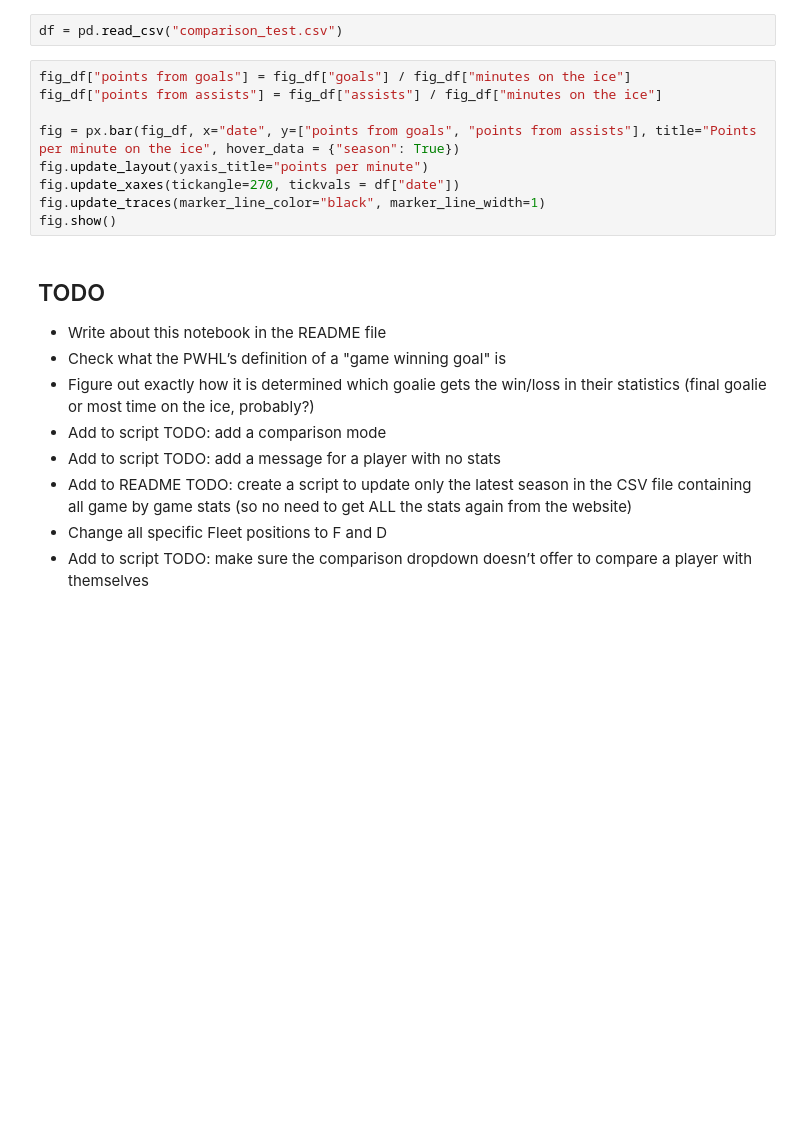
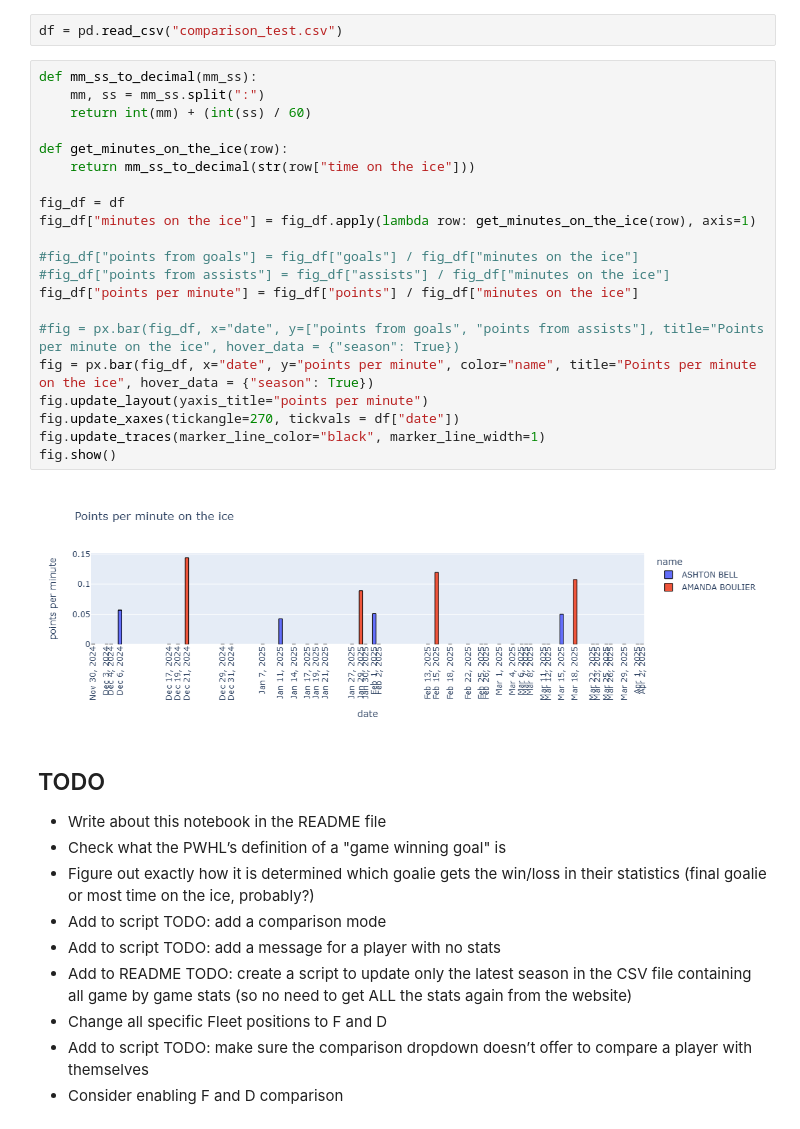
Before and after one commit to AGasconAfriat/pwhl_data-analysis, a Jupyter notebook: detailed-stats.ipynb, the cells around one changed output. Cells and saved outputs as stored; diff of their text form; blank space fills up the shorter version.

```diff
--- a/detailed-stats.ipynb
+++ b/detailed-stats.ipynb
@@ -557,14 +557,28 @@ Let’s start by seeing how a comparative chart could look like.
 # %%
 df = pd.read_csv("comparison_test.csv")
 # %%
-fig_df["points from goals"] = fig_df["goals"] / fig_df["minutes on the ice"]
-fig_df["points from assists"] = fig_df["assists"] / fig_df["minutes on the ice"]
+def mm_ss_to_decimal(mm_ss):
+    mm, ss = mm_ss.split(":")
+    return int(mm) + (int(ss) / 60)
 
-fig = px.bar(fig_df, x="date", y=["points from goals", "points from assists"], title="Points per minute on the ice", hover_data = {"season": True})
+def get_minutes_on_the_ice(row):
+    return mm_ss_to_decimal(str(row["time on the ice"]))
+
+fig_df = df
+fig_df["minutes on the ice"] = fig_df.apply(lambda row: get_minutes_on_the_ice(row), axis=1)
+
+#fig_df["points from goals"] = fig_df["goals"] / fig_df["minutes on the ice"]
+#fig_df["points from assists"] = fig_df["assists"] / fig_df["minutes on the ice"]
+fig_df["points per minute"] = fig_df["points"] / fig_df["minutes on the ice"]
+
+#fig = px.bar(fig_df, x="date", y=["points from goals", "points from assists"], title="Points per minute on the ice", hover_data = {"season": True})
+fig = px.bar(fig_df, x="date", y="points per minute", color="name", title="Points per minute on the ice", hover_data = {"season": True})
 fig.update_layout(yaxis_title="points per minute")
 fig.update_xaxes(tickangle=270, tickvals = df["date"])
 fig.update_traces(marker_line_color="black", marker_line_width=1)
 fig.show()
+# %% [output]
+[figure, added]
 # %% [markdown]
 ## TODO
 
@@ -576,3 +590,4 @@ fig.show()
 - Add to README TODO: create a script to update only the latest season in the CSV file containing all game by game stats (so no need to get ALL the stats again from the website)
 - Change all specific Fleet positions to F and D
 - Add to script TODO: make sure the comparison dropdown doesn’t offer to compare a player with themselves
+- Consider enabling F and D comparison
```
Also changed, not shown: 1 other file.
